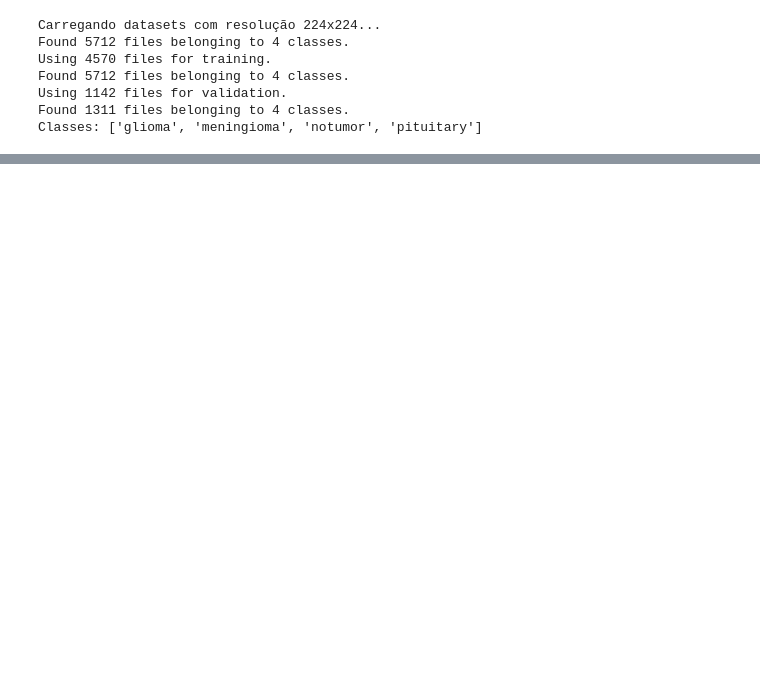
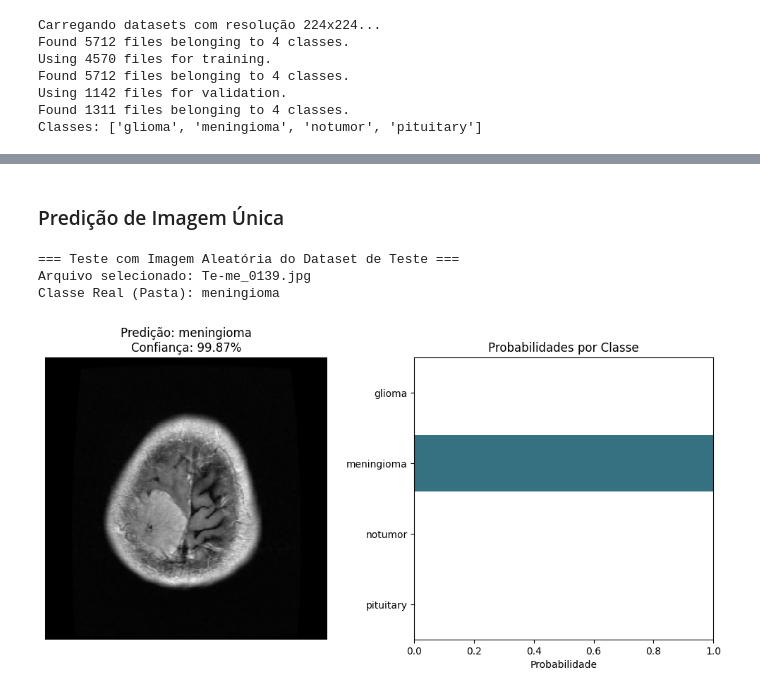
Before and after one commit to andrebarceloschagas/Redes-Neurais-e-Aprendizado-Profundo, a Jupyter notebook: cnn_brain_tumor_2.ipynb, the cells around one changed output, grey strips where cells are left out. Saved outputs shown, nothing was run; the diff lists cells and outputs as text; code cells hidden in the pictures; blank space fills up the shorter version.

```diff
--- a/cnn_brain_tumor_2.ipynb
+++ b/cnn_brain_tumor_2.ipynb
@@ -303,0 +333,74 @@ weighted avg       0.91      0.91      0.91      1311
+# %% [markdown]
+### Predição de Imagem Única
+# %%
+def predict_and_visualize(model, img_path, class_names):
+    try:
+        # Carregar imagem com o tamanho correto
+        # O modelo espera (224, 224, 3)
+        img = keras.utils.load_img(img_path, target_size=IMG_SIZE)
+        img_array = keras.utils.img_to_array(img)
+        img_array = tf.expand_dims(img_array, 0) # Adicionar dimensão do batch
+
+        # Predição
+        predictions = model.predict(img_array, verbose=0)
+        score = predictions[0]
+        predicted_class_idx = np.argmax(score)
+        predicted_class = class_names[predicted_class_idx]
+        confidence = 100 * np.max(score)
+
+        # Visualização
+        plt.figure(figsize=(10, 5))
+
+        # Imagem
+        plt.subplot(1, 2, 1)
+        plt.imshow(img)
+        plt.title(f"Predição: {predicted_class}\nConfiança: {confidence:.2f}%")
+        plt.axis("off")
+
+        # Gráfico de barras das probabilidades
+        plt.subplot(1, 2, 2)
+        sns.barplot(x=score, y=class_names, hue=class_names, palette="viridis", legend=False)
+        plt.xlabel("Probabilidade")
+        plt.title("Probabilidades por Classe")
+        plt.xlim(0, 1)
+
+        plt.tight_layout()
+        plt.show()
+
+        return predicted_class, confidence
+
+    except Exception as e:
+        print(f"Erro ao processar imagem {img_path}: {e}")
+        return None, None
+
+# --- TESTE AUTOMÁTICO COM IMAGEM DO DATASET ---
+import random
+
+print("=== Teste com Imagem Aleatória do Dataset de Teste ===")
+
+if 'test_dir' in globals() and test_dir is not None:
+    # Escolher uma classe aleatória para testar
+    random_class = random.choice(class_names)
+    class_path = test_dir / random_class
+
+    # Listar imagens (suporta jpg, jpeg, png)
+    if class_path.exists():
+        images = list(class_path.glob("*.jpg")) + list(class_path.glob("*.jpeg")) + list(class_path.glob("*.png"))
+
+        if images:
+            random_image_path = random.choice(images)
+            print(f"Arquivo selecionado: {random_image_path.name}")
+            print(f"Classe Real (Pasta): {random_class}")
+
+            predict_and_visualize(model, random_image_path, class_names)
+        else:
+            print(f"Nenhuma imagem encontrada em {class_path}")
+    else:
+        print(f"Diretório não encontrado: {class_path}")
+else:
+    print("Variável 'test_dir' não definida. Execute as células de configuração primeiro.")
+# %% [output]
+=== Teste com Imagem Aleatória do Dataset de Teste ===
+Arquivo selecionado: Te-me_0139.jpg
+Classe Real (Pasta): meningioma
+[figure, added]
```
Also changed, not shown: parts of 15 cells of this notebook, 5 other files.
